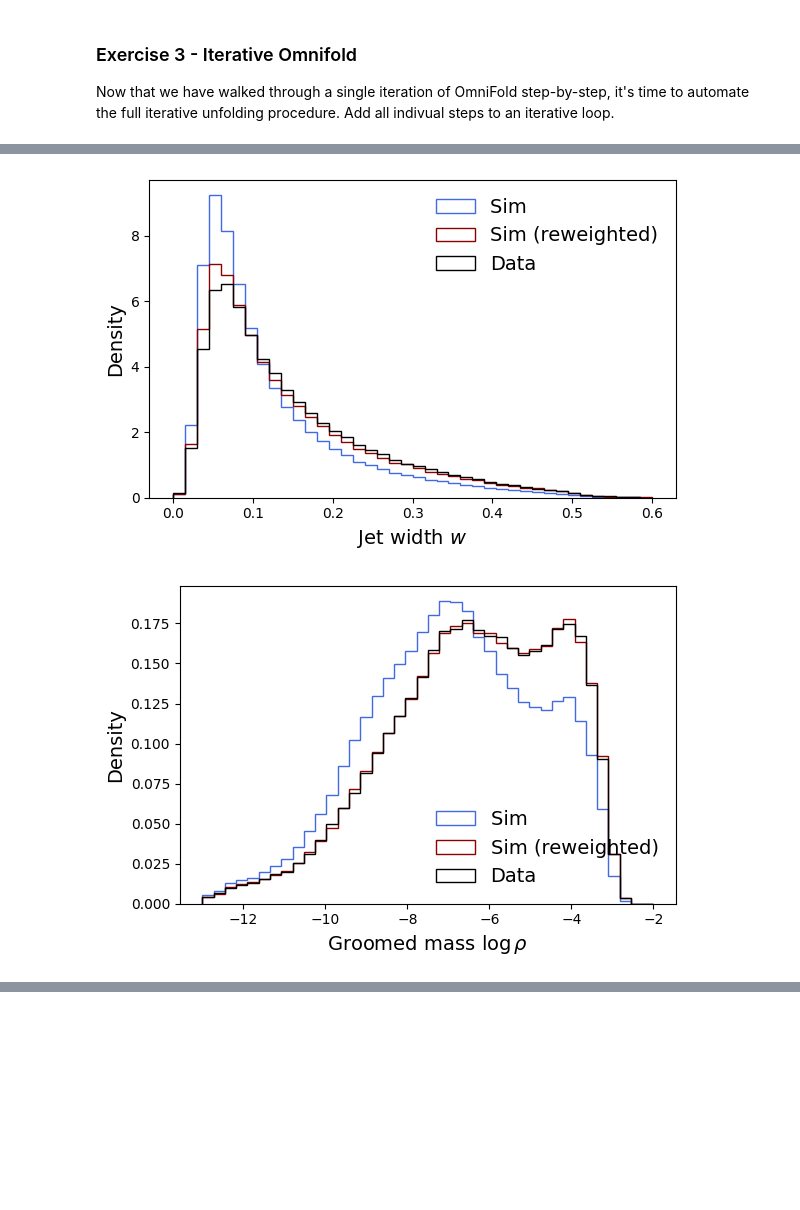
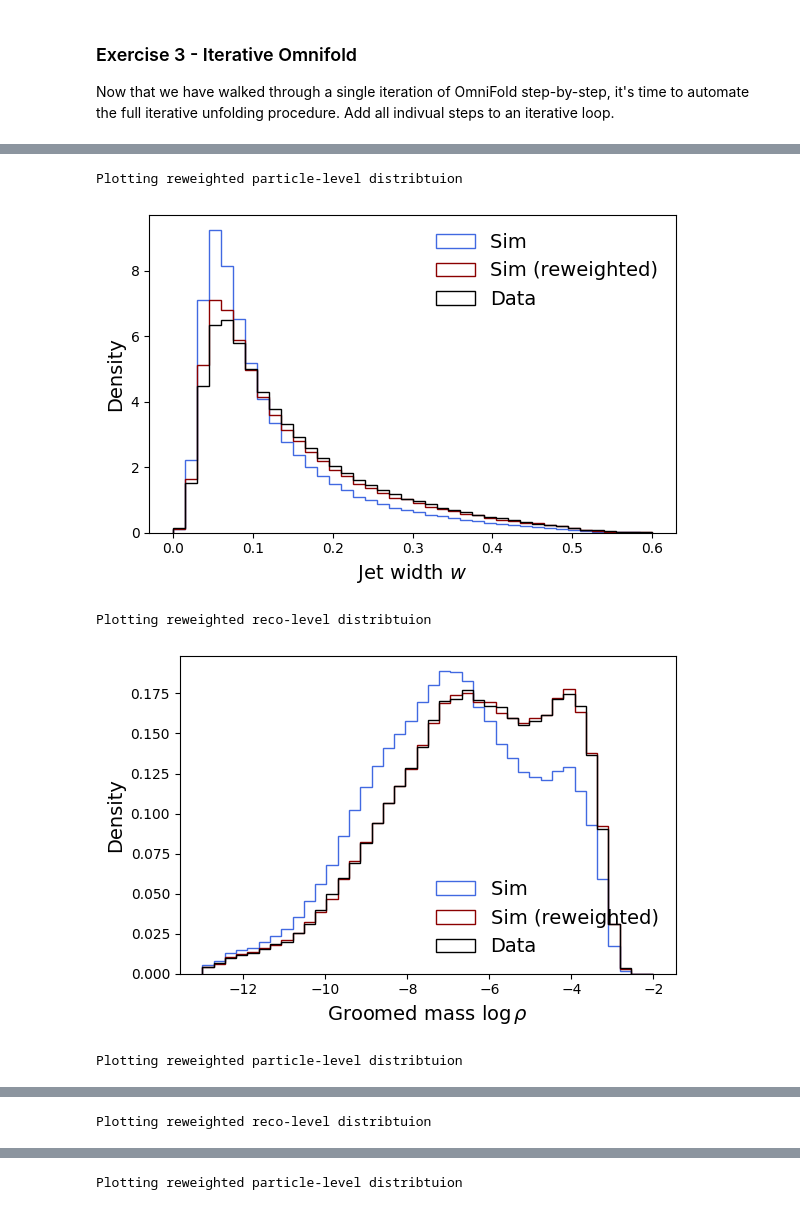
Before and after one commit to SofiaSchweitzer/ML4Physics_Summer_School, a Jupyter notebook: Omnifold_tutorial.ipynb, the cells around one changed output, grey strips where cells are left out. Drawn from its saved outputs; the diff is of its cells as text; code cells hidden in the pictures; blank space fills up the shorter version.

```diff
--- a/Omnifold_tutorial.ipynb
+++ b/Omnifold_tutorial.ipynb
@@ -273,10 +275,9 @@ def plot_reweighted_distribution(true,
       - fake data reweighted by weights.
 
     Args:
-        true (Tensor): True data of shape [N, D].
-        fake (Tensor): Fake data of shape [N, D].
+        true (Tensor): True data of shape [N, ].
+        fake (Tensor): Fake data of shape [N, ].
         weights (Tensor): Weights for fake data, shape [N].
-        feature_idx (int): Index of the feature to plot.
         bins (int): Number of bins in the histogram.
     """
     # Plot
@@ -459,7 +460,8 @@ Add all indivual steps to an iterative loop.
 # %%
 iterations = 3
 
-nu_part_train = None
+nu_part_train = torch.ones((reco_data_train.size(0)), dtype=torch.float, device=device )
+nu_part_test = torch.ones((reco_data_test.size(0)), dtype=torch.float, device=device )
 for i in range(iterations):
     print(f"Starting with iteration {i}")
     print("Building reco-level classifier")
@@ -478,27 +480,29 @@ for i in range(iterations):
     w_reco_train = reco_classifier.evaluate(
     data=reco_sim_proc_train,
     )
+    w_reco_train *= nu_part_train
     w_reco_test = reco_classifier.evaluate(
     data=reco_sim_proc_test,
     )
+    w_reco_test *= nu_part_test
 
-    print("Plotting reweighted reco-level and particle-level observables.")
     for i in range(n_features):
-        plot_reweighted_distribution(
-            true=reco_data_test[:, i],
-            fake=reco_sim_test[:, i],
-            weights=w_reco_test,
-            bins= binning[i],
-            name = names[i]
-        )
-
-        plot_reweighted_distribution(
-            true=part_data_test[:, i],
-            fake=part_sim_test[:, i],
-            weights=w_reco_test,
-            bins= binning[i],
-            name = names[i]
-        )
+      print("Plotting reweighted reco-level distribtuion")
+      plot_reweighted_distribution(
+          true=reco_data_test[:, i],
+          fake=reco_sim_test[:, i],
+          weights=w_reco_test.cpu(),
+          bins= binning[i].cpu(),
+          name = names[i]
+      )
+      print("Plotting reweighted particle-level distribtuion")
+      plot_reweighted_distribution(
+          true=part_data[:, i],
+          fake=part_sim_test[:, i],
+          weights=w_reco_test.cpu(),
+          bins= binning[i].cpu(),
+          name = names[i]
+      )
 
     print("Building part-level classifier")
     # Build the classifier
@@ -521,21 +525,22 @@ for i in range(iterations):
 
     print("Plotting reweighted reco-level and particle-level observables.")
     for i in range(n_features):
-        plot_reweighted_distribution(
-            true=part_data_test[:, i],
-            fake=part_sim_test[:, i],
-            weights=nu_part_test,
-            bins= binning[i],
-            name = names[i]
-        )
-
-        plot_reweighted_distribution(
-            true=reco_data_test[:, i],
-            fake=reco_sim_test[:, i],
-            weights=nu_part_test,
-            bins= binning[i],
-            name = names[i]
-        )
+      print("Plotting reweighted particle-level distribtuion")
+      plot_reweighted_distribution(
+          true=part_data[:, i],
+          fake=part_sim_test[:, i],
+          weights=nu_part_test.cpu(),
+          bins= binning[i].cpu(),
+          name = names[i]
+      )
+      print("Plotting reweighted reco-level distribtuion")
+      plot_reweighted_distribution(
+          true=reco_data_test[:, i],
+          fake=reco_sim_test[:, i],
+          weights=nu_part_test.cpu(),
+          bins= binning[i].cpu(),
+          name = names[i]
+      )
 # %% [output]
 Starting with iteration 0
 Building reco-level classifier
@@ -552,3 +557,6 @@ Plotting reweighted reco-level and particle-level observables.
 [figure]
+Plotting reweighted particle-level distribtuion
 [figure]
+Plotting reweighted reco-level distribtuion
-[figure, old version]
+[figure, new version]
+Plotting reweighted particle-level distribtuion
@@ -555,0 +564 @@ Plotting reweighted reco-level and particle-level observables.
+Plotting reweighted reco-level distribtuion
@@ -556,0 +566 @@ Plotting reweighted reco-level and particle-level observables.
+Plotting reweighted particle-level distribtuion
```
Also changed, not shown: parts of 10 cells of this notebook.
